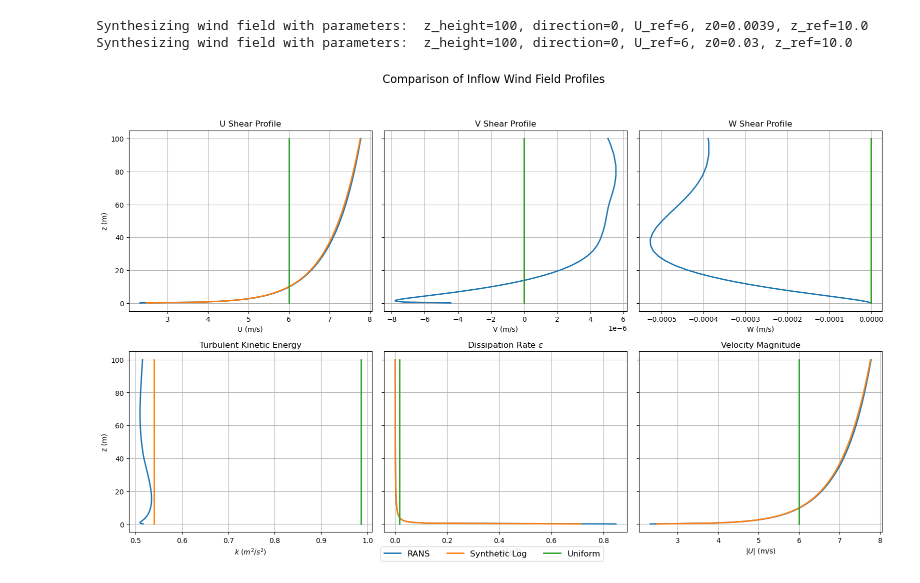
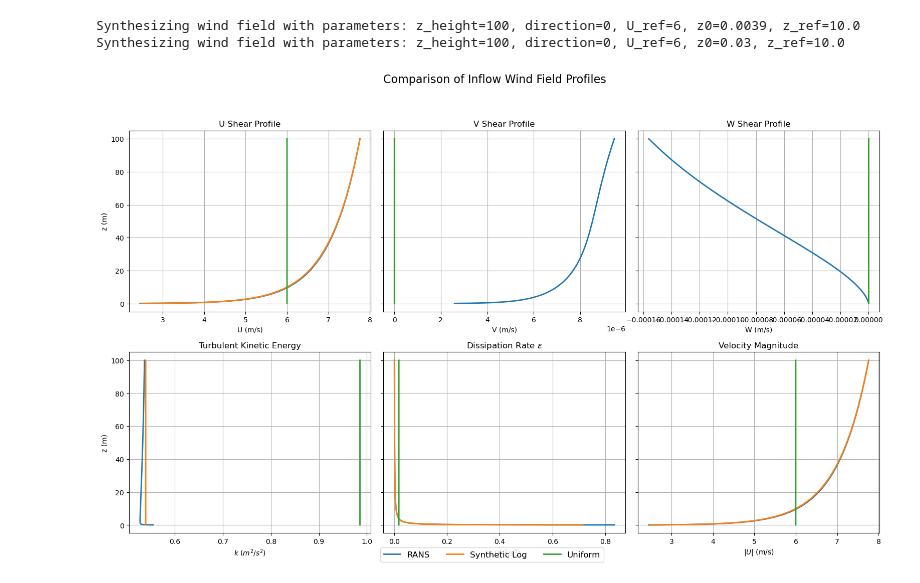
Before and after one commit to JacobManniche/Bachelor_legeplads, a Jupyter notebook: demos/wind field comparison.ipynb, the cells around one changed output. Drawn from its saved outputs; the diff is of its cells as text; code cells hidden in the pictures.

Commit message:
plot added

```diff
--- a/demos/wind field comparison.ipynb
+++ b/demos/wind field comparison.ipynb
@@ -6,8 +6,7 @@ from Tracer import WindField, Trajectory
 from Tracer.solvers import solver_rk45, solver_euler
 # %%
 # Rans file and standard conditions
-filepath = r'C:\Users\allpe\OneDrive\Skrivebord\DTU\Bachelorprojekt\Bachelor_legeplads\demos\nc files\flowdata_corr.nc'
-
+filepath = r'C:\Users\allpe\OneDrive\Skrivebord\DTU\Bachelorprojekt\Bachelor_legeplads\demos\nc files\flowdata_z005m_2m_cartesian.nc'
 U_ref = 6    # [m/s]
 z0 = 0.0039   # [m]
 wd = 0      # [deg]
@@ -22,7 +21,7 @@ Synthesizing wind field with parameters:  z_height=100, direction=0, U_ref=6, z0
 # %%
 point = np.array([10,40]) #x,y coords for the point of interest
 # %%
-z_vals = np.linspace(0.1, 100, 200)
+z_vals = np.linspace(0.1, 100, 2000)
 
 urw = np.zeros(len(z_vals))
 vrw = np.zeros(len(z_vals))
@@ -90,6 +89,7 @@ axs[0,2].grid(True)
 
 # ===== Second Row =====
 # TKE
+
 axs[1,0].plot(krw, z_vals, linewidth=2)
 axs[1,0].plot(klw, z_vals, linewidth=2)
 axs[1,0].plot(kuw, z_vals, linewidth=2)
@@ -103,31 +103,31 @@ axs[1,1].plot(erw, z_vals, linewidth=2)
 axs[1,1].plot(elw, z_vals, linewidth=2)
 axs[1,1].plot(euw, z_vals, linewidth=2)
 axs[1,1].set_xlabel(r'$\varepsilon$ ($m^2/s^3$)')
 axs[1,1].set_title(r'Dissipation Rate $\varepsilon$')
 axs[1,1].grid(True)
 
 # Velocity magnitude panel (nice use of 6th slot)
 Umag_rw = np.sqrt(urw**2 + vrw**2 + wrw**2)
 Umag_lw = np.sqrt(ulw**2 + vlw**2 + wlw**2)
 Umag_uw = np.sqrt(uuw**2 + vuw**2 + wuw**2)
 
 axs[1,2].plot(Umag_rw, z_vals, linewidth=2)
 axs[1,2].plot(Umag_lw, z_vals, linewidth=2)
 axs[1,2].plot(Umag_uw, z_vals, linewidth=2)
 axs[1,2].set_xlabel(r'$|U|$ (m/s)')
 axs[1,2].set_title('Velocity Magnitude')
 axs[1,2].grid(True)
 
 # Global legend
 fig.legend(['RANS', 'Synthetic Log', 'Uniform'],
            loc='lower center',
            ncol=3,
            fontsize=12,
            frameon=True)
 
 fig.suptitle('Comparison of Inflow Wind Field Profiles', fontsize=16)
 
 plt.tight_layout(rect=[0,0,1,0.94])
 plt.show()
 # %% [output]
-[figure, old version]
+[figure, new version]
```
Also changed, not shown: parts of 1 cell of this notebook.
